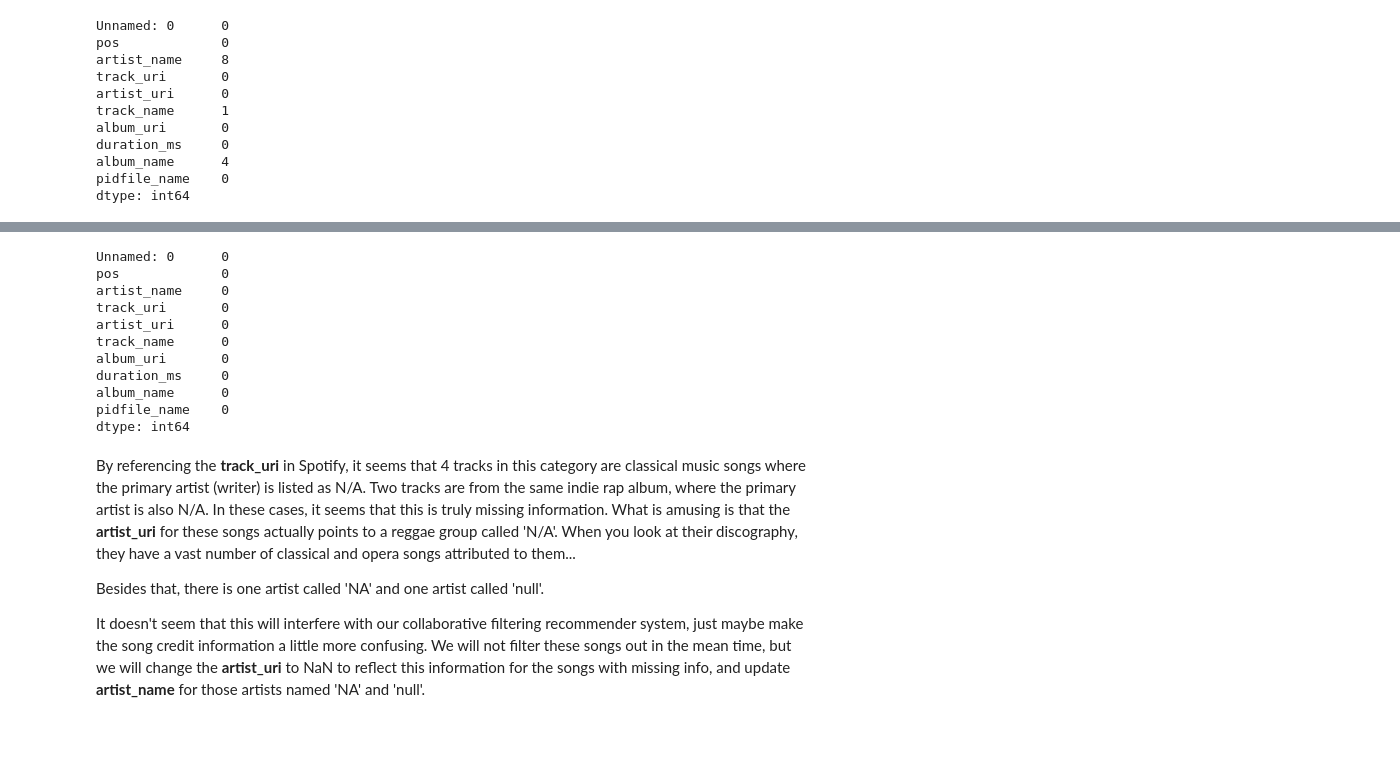
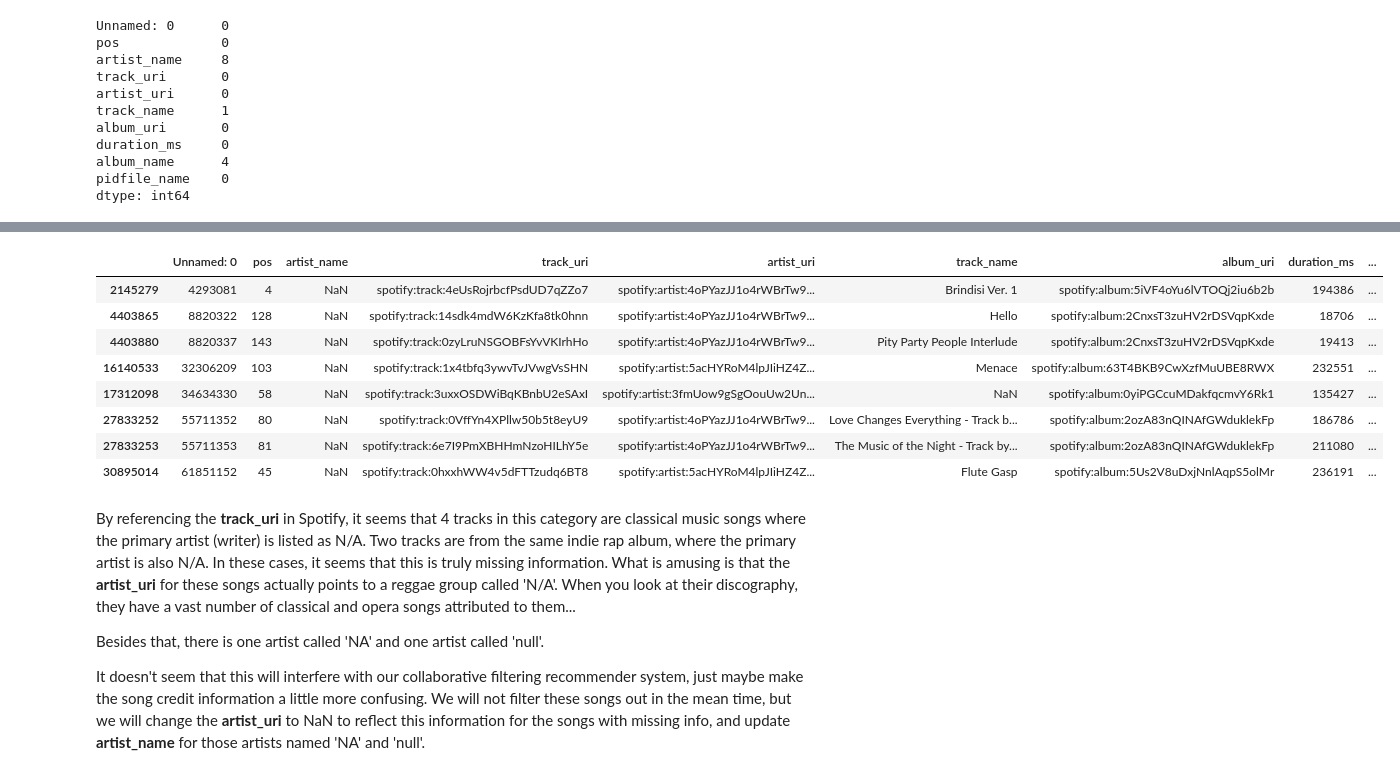
Before and after one commit to jamilla-az/spotify-recommender, a Jupyter notebook: notebook/FinalProject31.ipynb, the cells around one changed output, grey strips where cells are left out. Cells and saved outputs as stored; diff of their text form; code cells hidden in the pictures; blank space fills up the shorter version.

```diff
--- a/notebook/FinalProject31.ipynb
+++ b/notebook/FinalProject31.ipynb
@@ -122,23 +170,18 @@ songs.dtypes
-# %%
-songs_new=songs.dropna(axis=0)
-songs_new.isnull().sum()
-# %% [output]
-Unnamed: 0      0
-pos             0
-artist_name     0
-track_uri       0
-artist_uri      0
-track_name      0
-album_uri       0
-duration_ms     0
-album_name      0
-pidfile_name    0
-dtype: int64
 # %%
 #we have some missing values in artist_name, album_name, and track_name
 #Let's take a look at them, maybe we can fill them in by hand using the uri info
 
-songs.loc[songs.artist_uri.isnull()]
+songs.loc[songs.artist_name.isnull()]
+# %% [output]
+|  | Unnamed: 0 | pos | artist_name | track_uri | artist_uri | track_name | album_uri | duration_ms | ... |
+| 2145279 | 4293081 | 4 | NaN | spotify:track:4eUsRojrbcfPsdUD7qZZo7 | spotify:artist:4oPYazJJ1o4rWBrTw9... | Brindisi Ver. 1 | spotify:album:5iVF4oYu6lVTOQj2iu6b2b | 194386 | ... |
+| 4403865 | 8820322 | 128 | NaN | spotify:track:14sdk4mdW6KzKfa8tk0hnn | spotify:artist:4oPYazJJ1o4rWBrTw9... | Hello | spotify:album:2CnxsT3zuHV2rDSVqpKxde | 18706 | ... |
+| 4403880 | 8820337 | 143 | NaN | spotify:track:0zyLruNSGOBFsYvVKIrhHo | spotify:artist:4oPYazJJ1o4rWBrTw9... | Pity Party People Interlude | spotify:album:2CnxsT3zuHV2rDSVqpKxde | 19413 | ... |
+| 16140533 | 32306209 | 103 | NaN | spotify:track:1x4tbfq3ywvTvJVwgVsSHN | spotify:artist:5acHYRoM4lpJIiHZ4Z... | Menace | spotify:album:63T4BKB9CwXzfMuUBE8RWX | 232551 | ... |
+| 17312098 | 34634330 | 58 | NaN | spotify:track:3uxxOSDWiBqKBnbU2eSAxI | spotify:artist:3fmUow9gSgOouUw2Un... | NaN | spotify:album:0yiPGCcuMDakfqcmvY6Rk1 | 135427 | ... |
+| 27833252 | 55711352 | 80 | NaN | spotify:track:0VffYn4XPllw50b5t8eyU9 | spotify:artist:4oPYazJJ1o4rWBrTw9... | Love Changes Everything - Track b... | spotify:album:2ozA83nQINAfGWduklekFp | 186786 | ... |
+| 27833253 | 55711353 | 81 | NaN | spotify:track:6e7I9PmXBHHmNzoHILhY5e | spotify:artist:4oPYazJJ1o4rWBrTw9... | The Music of the Night - Track by... | spotify:album:2ozA83nQINAfGWduklekFp | 211080 | ... |
+| 30895014 | 61851152 | 45 | NaN | spotify:track:0hxxhWW4v5dFTTzudq6BT8 | spotify:artist:5acHYRoM4lpJIiHZ4Z... | Flute Gasp | spotify:album:5Us2V8uDxjNnlAqpS5olMr | 236191 | ... |
 # %% [markdown]
 By referencing the **track_uri** in Spotify, it seems that 4 tracks in this category are classical music songs where the primary artist (writer) is listed as N/A. Two tracks are from the same indie rap album, where the primary artist is also N/A. In these cases, it seems that this is truly missing information. What is amusing is that the **artist_uri** for these songs actually points to a reggae group called 'N/A'. When you look at their discography, they have a vast number of classical and opera songs attributed to them...
 
```
Also changed, not shown: parts of 49 cells of this notebook.
